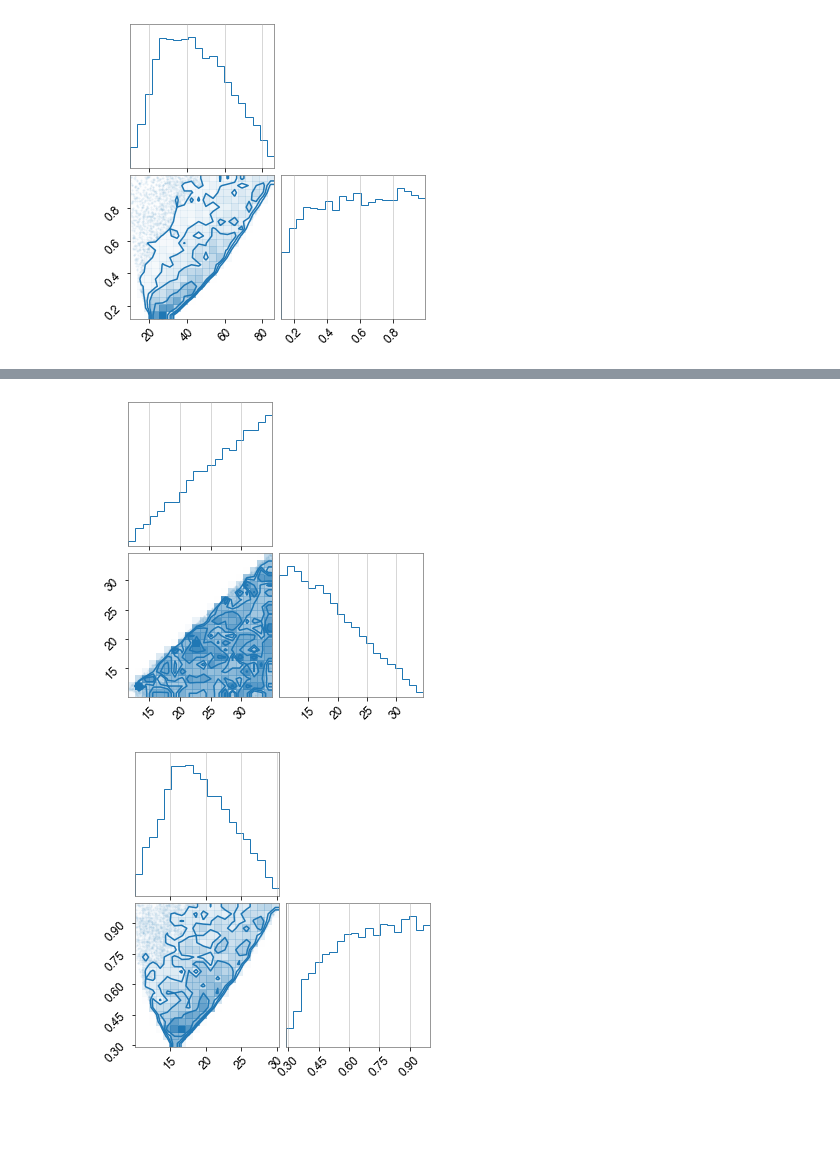
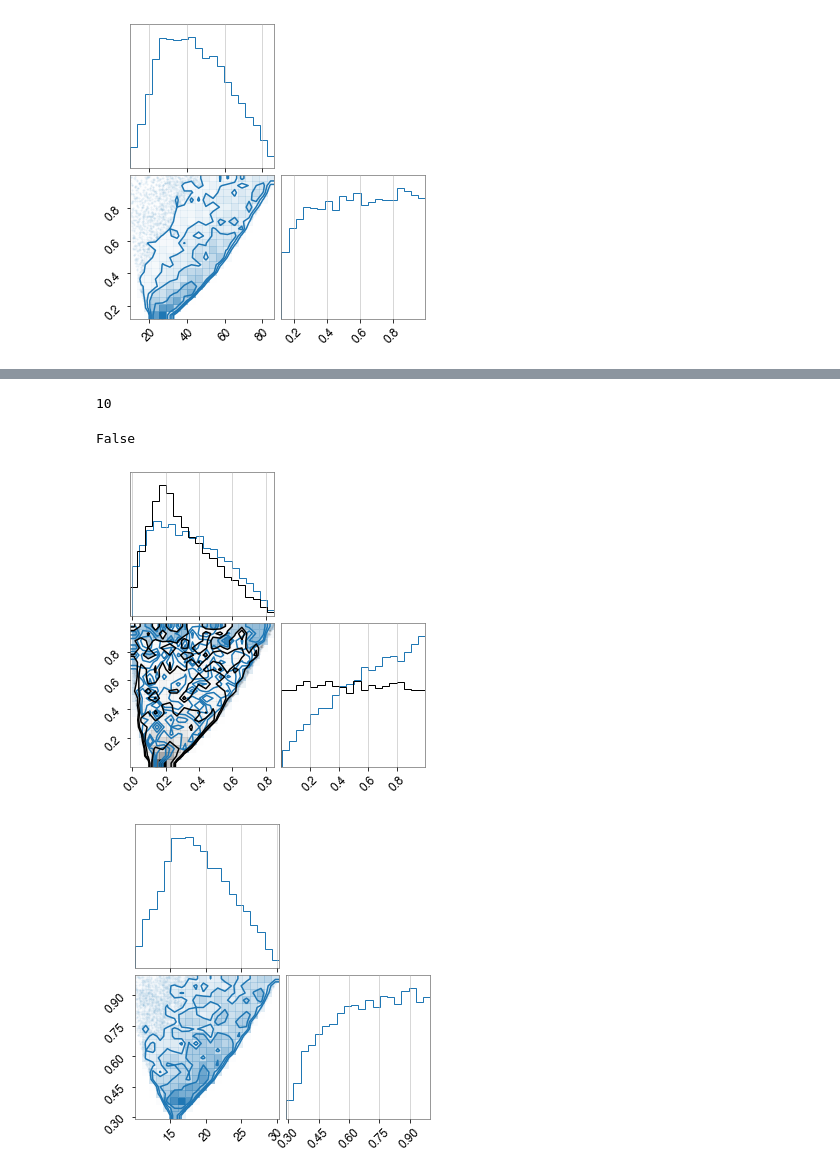
Before and after one commit to jcbayley/vitamin, a Jupyter notebook: notebooks/mass_distribution.ipynb, the cells around one changed output, grey strips where cells are left out. Drawn from its saved outputs; the diff is of its cells as text; code cells hidden in the pictures; blank space fills up the shorter version.

```diff
--- a/notebooks/mass_distribution.ipynb
+++ b/notebooks/mass_distribution.ipynb
@@ -256,0 +475,5 @@ fig1 = corner.corner(bilby_mass_ratios, color = "C0")
+# %%
+jcq = jointchirpq([0.5],[0.5],[maxlogvar],[maxlogvar])
+# %%
+samplescq = jcq.sample(1000)
+#samplescq = tf.concat(samplescq, axis =1).numpy()
@@ -257,7 +486,7 @@ fig1 = corner.corner(bilby_mass_ratios, color = "C0")
 # %%
 bilby_prior2 = bilby.gw.prior.BBHPriorDict()
-bilby_prior2['mass_ratio'] = bilby.gw.prior.Constraint(minimum=0.125, maximum=1, name='mass_ratio', latex_label='$q$', unit=None)
-bilby_prior2['chirp_mass'] = bilby.gw.prior.Constraint(minimum=10, maximum=100, name='chirp_mass', latex_label='$q$', unit=None)
-bilby_prior2['mass_1'] = bilby.gw.prior.Uniform(name='mass_1', minimum=10, maximum=35,unit='$M_{\odot}$')
-bilby_prior2['mass_2'] = bilby.gw.prior.Uniform(name='mass_2', minimum=10, maximum=35,unit='$M_{\odot}$')
+bilby_prior2['mass_ratio'] = bilby.gw.prior.Uniform(minimum=0.125, maximum=1, name='mass_ratio', latex_label='$q$', unit=None)
+bilby_prior2['chirp_mass'] = bilby.gw.prior.Uniform(minimum=10, maximum=100, name='chirp_mass', latex_label='$q$', unit=None)
+bilby_prior2['mass_1'] = bilby.gw.prior.Constraint(name='mass_1', minimum=10, maximum=100,unit='$M_{\odot}$')
+bilby_prior2['mass_2'] = bilby.gw.prior.Constraint(name='mass_2', minimum=10, maximum=100,unit='$M_{\odot}$')
 # %% [output]
@@ -265,11 +494,20 @@ bilby_prior2['mass_2'] = bilby.gw.prior.Uniform(name='mass_2', minimum=10, maxim
+# %%
+bilby_prior2["mass_1"].minimum
+# %% [output]
+10
 # %%
 bilby_samp2 = bilby_prior2.sample(10000)
-bilby_masses2 = np.array([bilby_samp2["mass_1"], bilby_samp2["mass_2"]]).T
-bilby_mass_ratios2 = np.array(m1m2_to_chirpmassq(bilby_samp2["mass_1"], bilby_samp2["mass_2"])).T
+bilby_masses2 = np.array([(bilby_samp2["chirp_mass"] - 10)/(100-10), (bilby_samp2["mass_ratio"] - 0.125)/(1- 0.125)]).T
+#bilby_mass_ratios2 = np.array(m1m2_to_chirpmassq(bilby_samp2["mass_1"], bilby_samp2["mass_2"])).T
+# %%
+np.any(np.isinf(jcq.log_prob((bilby_samp2["mass_ratio"] - 0.125)/(1- 0.125), (bilby_samp2["chirp_mass"] - 10)/(100-10))))
+# %% [output]
+False
 # %%
 fig2 = corner.corner(bilby_masses2, color = "C0")
+fig2 = corner.corner(samplescq[:,(1,0)], fig = fig2)
 # %% [output]
-[figure, old version]
+[figure, new version]
 # %%
 fig2r = corner.corner(bilby_mass_ratios2, color = "C0")
 # %% [output]
```
Also changed, not shown: parts of 81 cells of this notebook, 23 other files.
